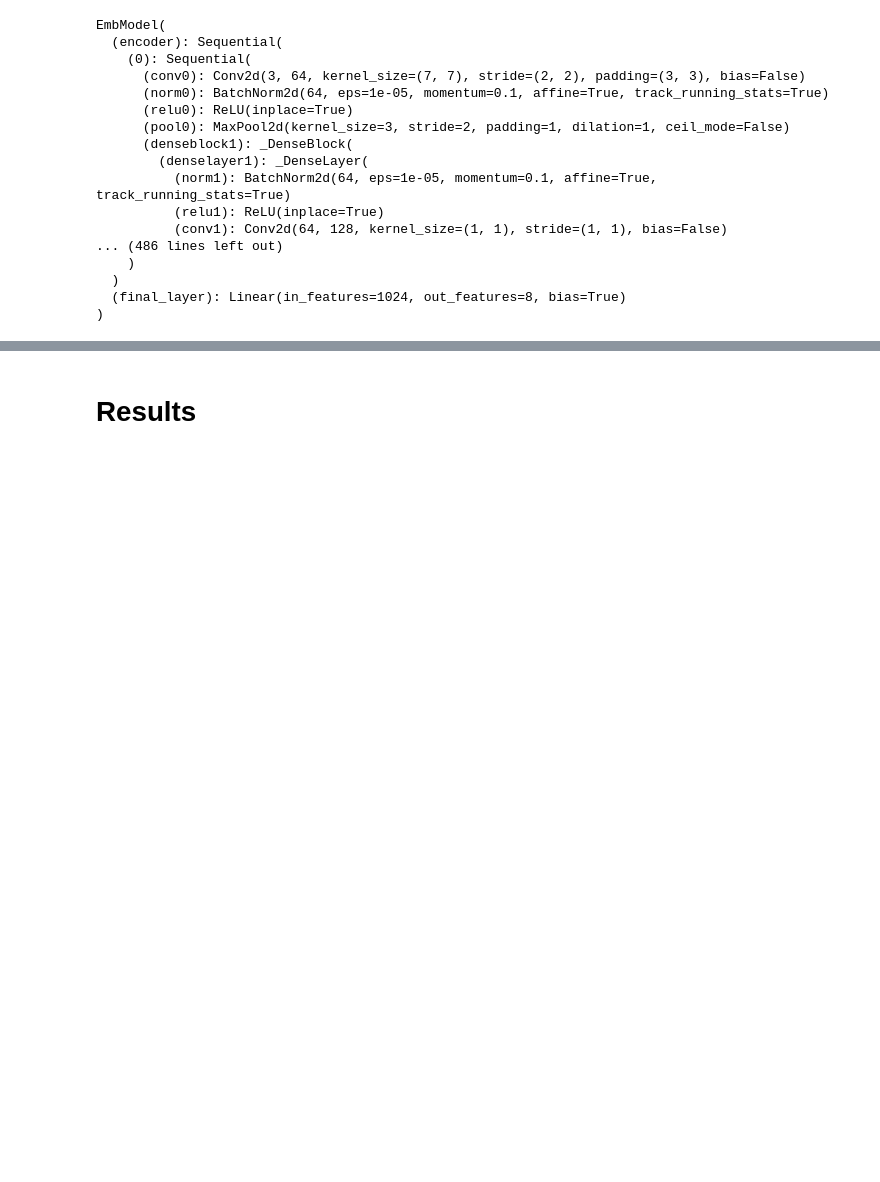
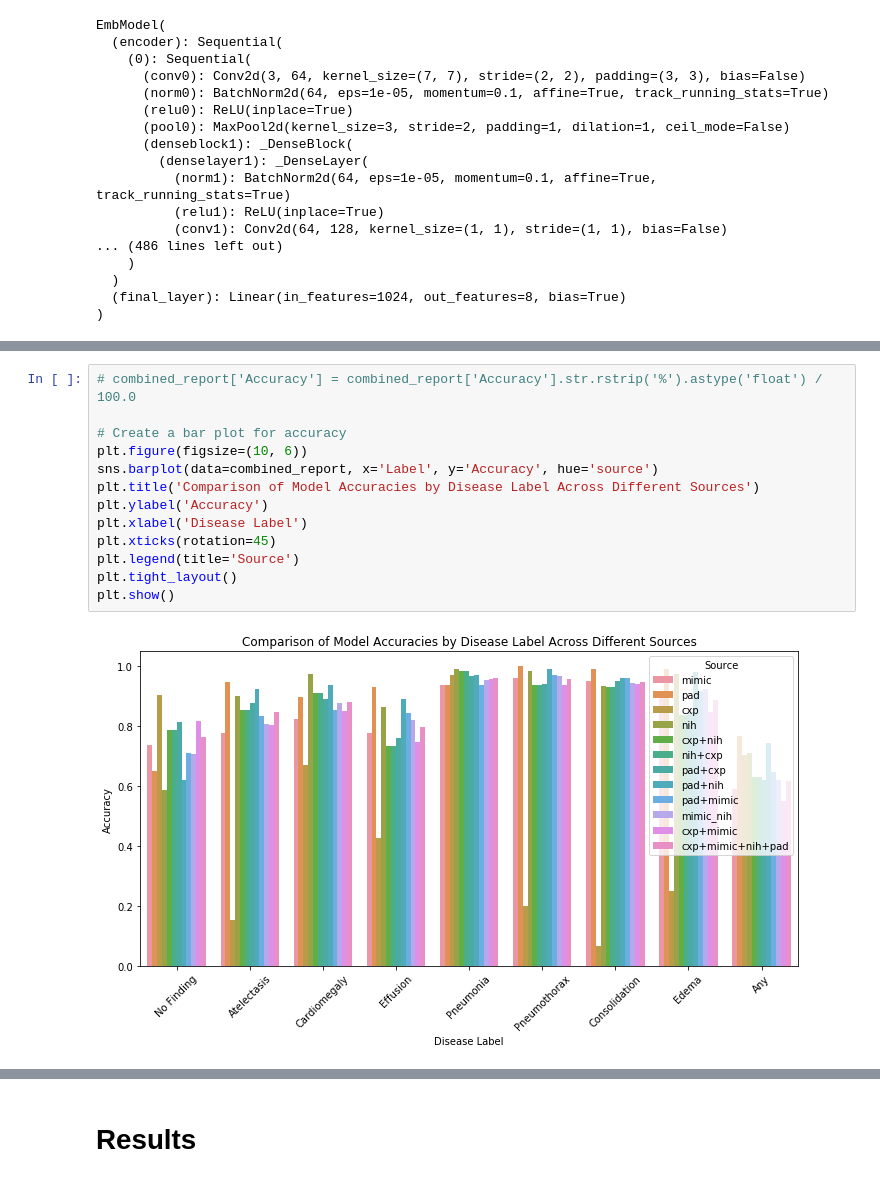
Before and after one commit to nstawski/dlh-final-project, a Jupyter notebook: Nina_Stawski_final_project_stats.ipynb, the cells around one changed output, grey strips where cells are left out. Saved outputs shown, nothing was run; the diff lists cells and outputs as text; blank space fills up the shorter version.

```diff
--- a/Nina_Stawski_final_project_stats.ipynb
+++ b/Nina_Stawski_final_project_stats.ipynb
@@ -1667,0 +2649,15 @@ Worst Performing Label: Pneumothorax with an accuracy of 6.96%
+# %%
+# combined_report['Accuracy'] = combined_report['Accuracy'].str.rstrip('%').astype('float') / 100.0
+
+# Create a bar plot for accuracy
+plt.figure(figsize=(10, 6))
+sns.barplot(data=combined_report, x='Label', y='Accuracy', hue='source')
+plt.title('Comparison of Model Accuracies by Disease Label Across Different Sources')
+plt.ylabel('Accuracy')
+plt.xlabel('Disease Label')
+plt.xticks(rotation=45)
+plt.legend(title='Source')
+plt.tight_layout()
+plt.show()
+# %% [output]
+[figure, added]
```
Also changed, not shown: parts of 69 cells of this notebook.
